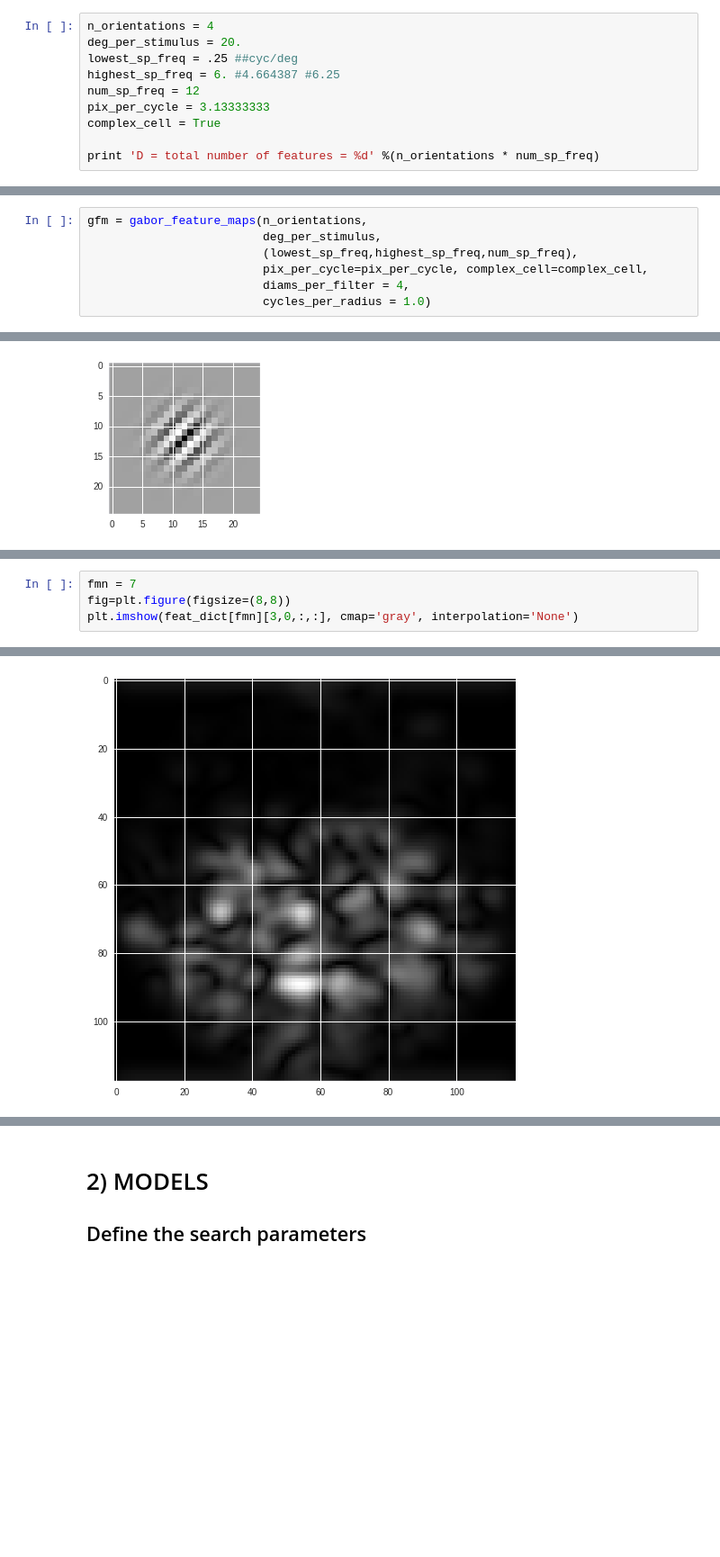
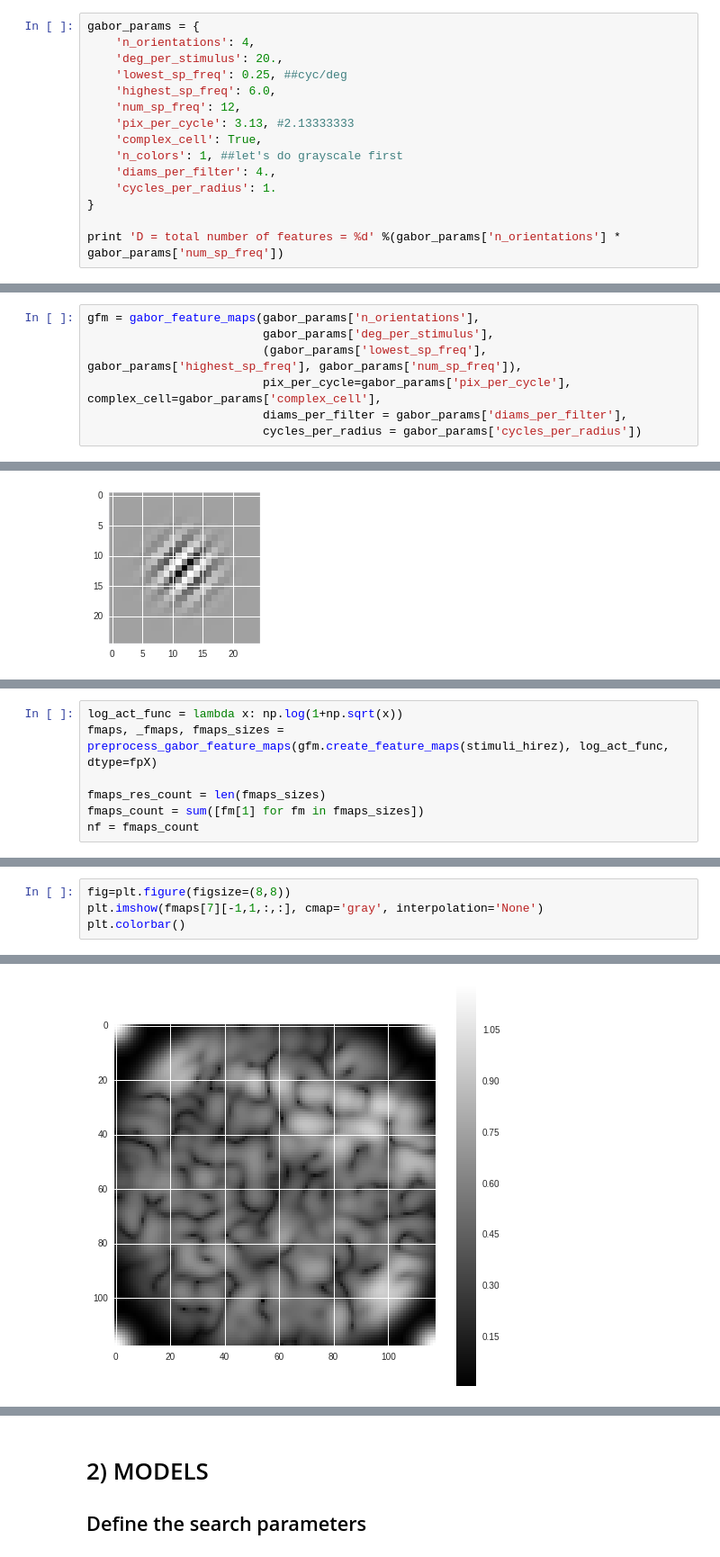
Before and after one commit to styvesg/fwrf, a Jupyter notebook: fwrf_training_gabor_model_template.ipynb, the cells around one changed output, grey strips where cells are left out. Shown at 90% size. Cells and saved outputs as stored; diff of their text form; blank space fills up the shorter version.

```diff
--- a/fwrf_training_gabor_model_template.ipynb
+++ b/fwrf_training_gabor_model_template.ipynb
@@ -171,24 +88,29 @@ val_voxel_data = val_voxel_data[:, start_v:start_v+nv]
 model_name = 'gabor'
 from gaborizer.src.gabor_feature_dictionaries import gabor_feature_maps
 # %%
-n_orientations = 4
-deg_per_stimulus = 20.
-lowest_sp_freq = .25 ##cyc/deg
-highest_sp_freq = 6. #4.664387 #6.25
-num_sp_freq = 12
-pix_per_cycle = 3.13333333
-complex_cell = True
+gabor_params = {
+    'n_orientations': 4,
+    'deg_per_stimulus': 20.,
+    'lowest_sp_freq': 0.25, ##cyc/deg
+    'highest_sp_freq': 6.0,
+    'num_sp_freq': 12,
+    'pix_per_cycle': 3.13, #2.13333333
+    'complex_cell': True,
+    'n_colors': 1, ##let's do grayscale first
+    'diams_per_filter': 4.,
+    'cycles_per_radius': 1.
+}
 
-print 'D = total number of features = %d' %(n_orientations * num_sp_freq)
+print 'D = total number of features = %d' %(gabor_params['n_orientations'] * gabor_params['num_sp_freq'])
 # %% [output]
 D = total number of features = 48
 # %%
-gfm = gabor_feature_maps(n_orientations,
-                         deg_per_stimulus,
-                         (lowest_sp_freq,highest_sp_freq,num_sp_freq),
-                         pix_per_cycle=pix_per_cycle, complex_cell=complex_cell,
-                         diams_per_filter = 4,
-                         cycles_per_radius = 1.0)
+gfm = gabor_feature_maps(gabor_params['n_orientations'],
+                         gabor_params['deg_per_stimulus'],
+                         (gabor_params['lowest_sp_freq'], gabor_params['highest_sp_freq'], gabor_params['num_sp_freq']),
+                         pix_per_cycle=gabor_params['pix_per_cycle'], complex_cell=gabor_params['complex_cell'],
+                         diams_per_filter = gabor_params['diams_per_filter'],
+                         cycles_per_radius = gabor_params['cycles_per_radius'])
 # %%
 print gfm.filter_stack.shape
 gfm.gbr_table.head(17)
@@ -253,0 +150,7 @@ feature 47 took 17.763141 s.
+# %%
+log_act_func = lambda x: np.log(1+np.sqrt(x))
+fmaps, _fmaps, fmaps_sizes = preprocess_gabor_feature_maps(gfm.create_feature_maps(stimuli_hirez), log_act_func, dtype=fpX)
+
+fmaps_res_count = len(fmaps_sizes)
+fmaps_count = sum([fm[1] for fm in fmaps_sizes])
+nf = fmaps_count
@@ -254,5 +175,5 @@ feature 47 took 17.763141 s.
 # %%
-fmn = 7
 fig=plt.figure(figsize=(8,8))
-plt.imshow(feat_dict[fmn][3,0,:,:], cmap='gray', interpolation='None')
+plt.imshow(fmaps[7][-1,1,:,:], cmap='gray', interpolation='None')
+plt.colorbar()
 # %% [output]
@@ -260 +181 @@ plt.imshow(feat_dict[fmn][3,0,:,:], cmap='gray', interpolation='None')
-[figure, old version]
+[figure, new version]
```
Also changed, not shown: parts of 38 cells of this notebook, 4 other files.
